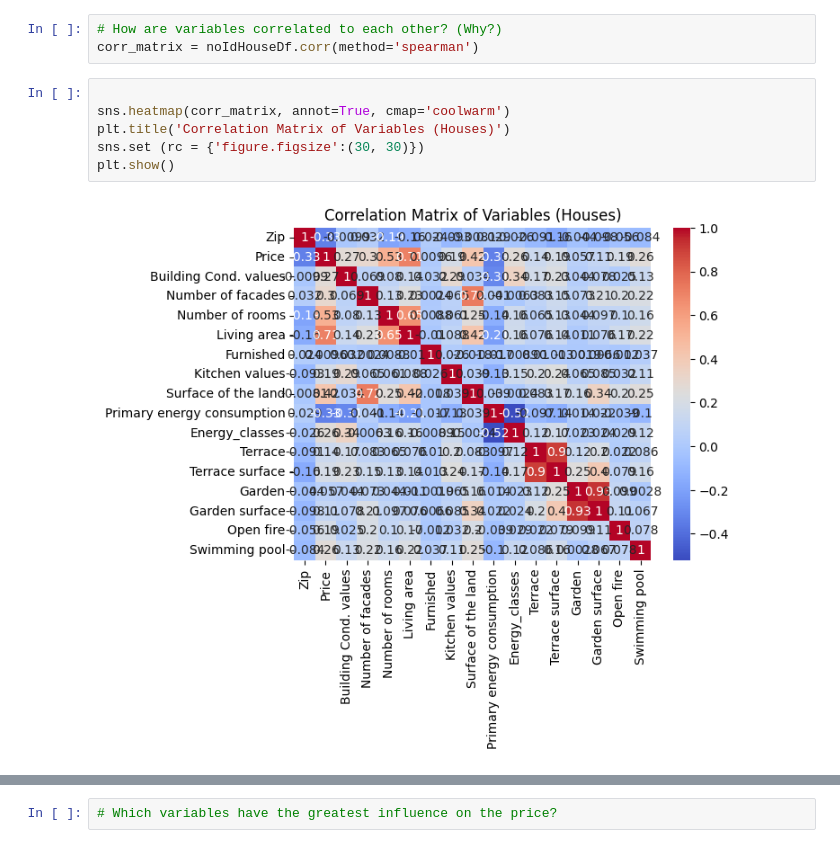
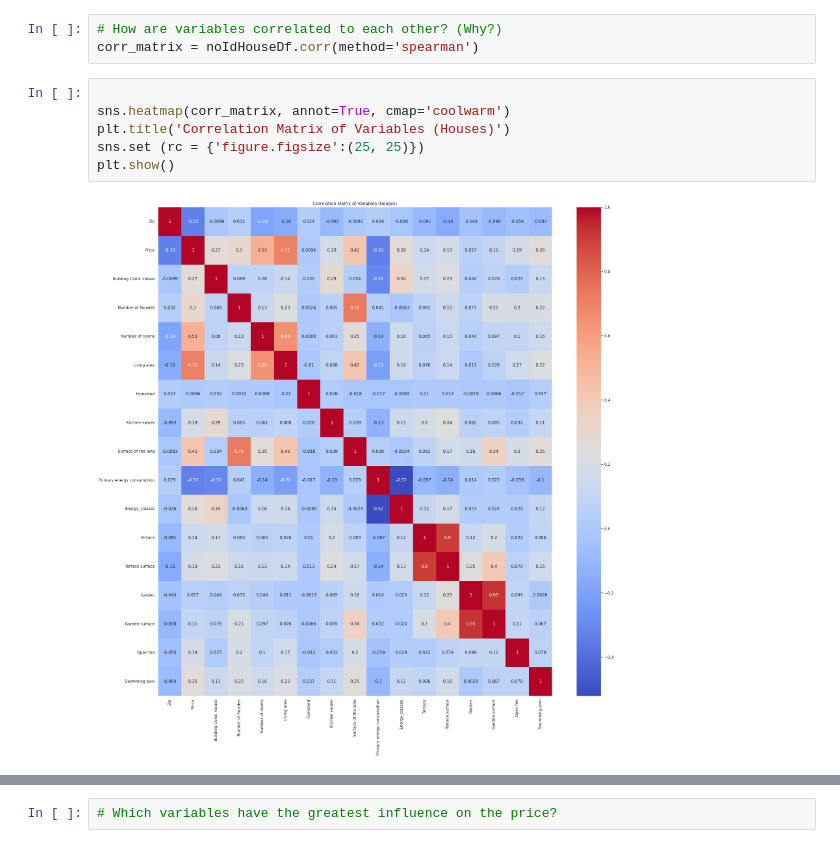
Before and after one commit to melikkekaya/challenge-data-analysis, a Jupyter notebook: sarkisvisual.ipynb, the cells around one changed output, grey strips where cells are left out. Drawn from its saved outputs; the diff is of its cells as text.

```diff
--- a/sarkisvisual.ipynb
+++ b/sarkisvisual.ipynb
@@ -62,8 +62,8 @@ corr_matrix = noIdHouseDf.corr(method='spearman')
 # %%
 
 sns.heatmap(corr_matrix, annot=True, cmap='coolwarm')
 plt.title('Correlation Matrix of Variables (Houses)')
-sns.set (rc = {'figure.figsize':(30, 30)})
+sns.set (rc = {'figure.figsize':(25, 25)})
 plt.show()
 # %% [output]
-[figure, old version]
+[figure, new version]
```
Also changed, not shown: parts of 1 cell of this notebook.
